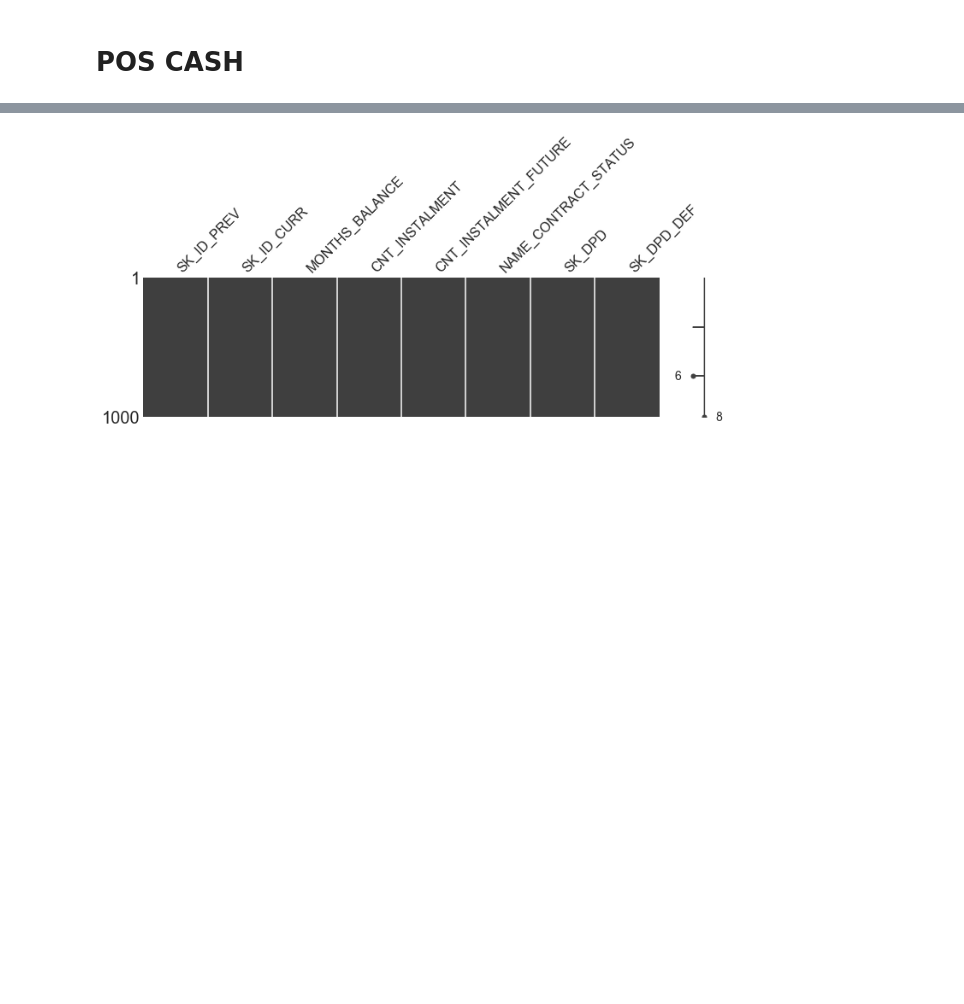
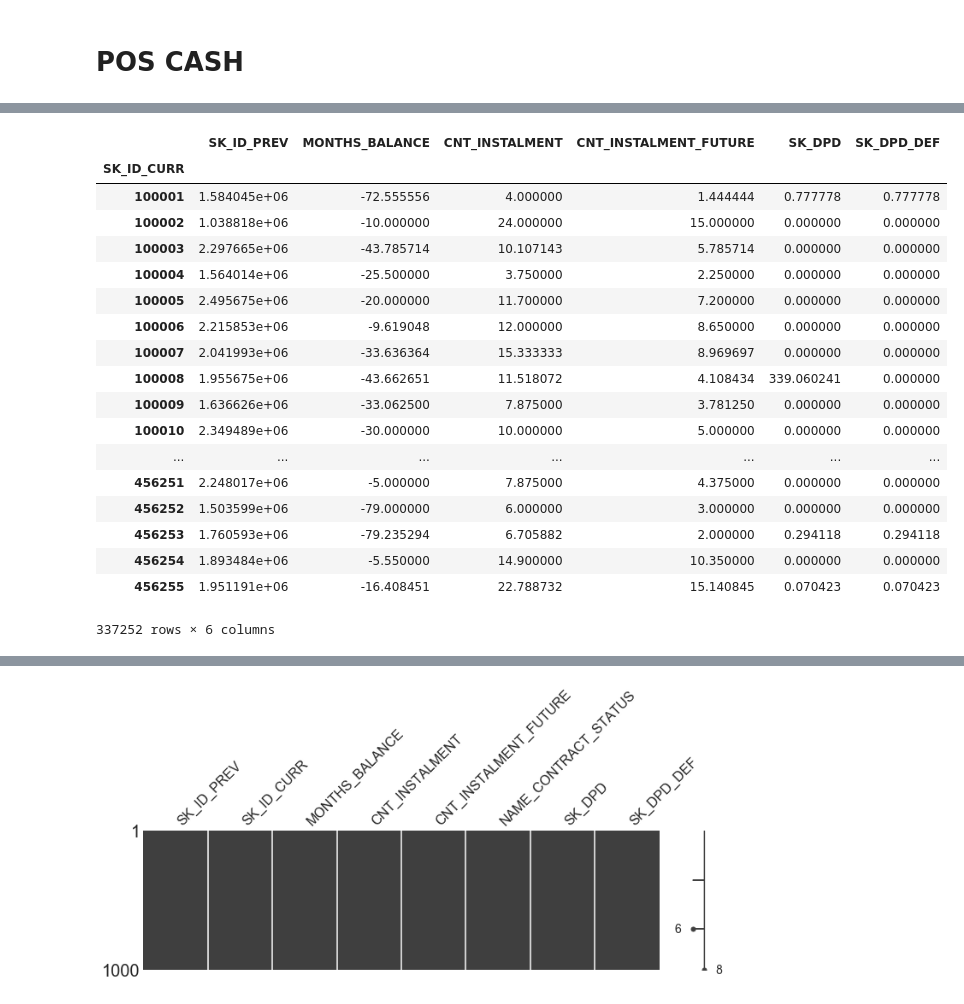
Before and after one commit to amaotone/home-credit-default-risk, a Jupyter notebook: notebooks/EDA_previous.ipynb, the cells around one changed output, grey strips where cells are left out. Saved outputs shown, nothing was run; the diff lists cells and outputs as text; code cells hidden in the pictures; blank space fills up the shorter version.

```diff
--- a/protos/EDA_previous.ipynb
+++ b/notebooks/EDA_previous.ipynb
@@ -425,0 +428,22 @@ pos.head()
+# %%
+pos.groupby('SK_ID_CURR').mean()
+# %% [output]
+|  | SK_ID_PREV | MONTHS_BALANCE | CNT_INSTALMENT | CNT_INSTALMENT_FUTURE | SK_DPD | SK_DPD_DEF |
+| SK_ID_CURR |  |  |  |  |  |  |
+| 100001 | 1.584045e+06 | -72.555556 | 4.000000 | 1.444444 | 0.777778 | 0.777778 |
+| 100002 | 1.038818e+06 | -10.000000 | 24.000000 | 15.000000 | 0.000000 | 0.000000 |
+| 100003 | 2.297665e+06 | -43.785714 | 10.107143 | 5.785714 | 0.000000 | 0.000000 |
+| 100004 | 1.564014e+06 | -25.500000 | 3.750000 | 2.250000 | 0.000000 | 0.000000 |
+| 100005 | 2.495675e+06 | -20.000000 | 11.700000 | 7.200000 | 0.000000 | 0.000000 |
+| 100006 | 2.215853e+06 | -9.619048 | 12.000000 | 8.650000 | 0.000000 | 0.000000 |
+| 100007 | 2.041993e+06 | -33.636364 | 15.333333 | 8.969697 | 0.000000 | 0.000000 |
+| 100008 | 1.955675e+06 | -43.662651 | 11.518072 | 4.108434 | 339.060241 | 0.000000 |
+| 100009 | 1.636626e+06 | -33.062500 | 7.875000 | 3.781250 | 0.000000 | 0.000000 |
+| 100010 | 2.349489e+06 | -30.000000 | 10.000000 | 5.000000 | 0.000000 | 0.000000 |
+| ... | ... | ... | ... | ... | ... | ... |
+| 456251 | 2.248017e+06 | -5.000000 | 7.875000 | 4.375000 | 0.000000 | 0.000000 |
+| 456252 | 1.503599e+06 | -79.000000 | 6.000000 | 3.000000 | 0.000000 | 0.000000 |
+| 456253 | 1.760593e+06 | -79.235294 | 6.705882 | 2.000000 | 0.294118 | 0.294118 |
+| 456254 | 1.893484e+06 | -5.550000 | 14.900000 | 10.350000 | 0.000000 | 0.000000 |
+| 456255 | 1.951191e+06 | -16.408451 | 22.788732 | 15.140845 | 0.070423 | 0.070423 |
+337252 rows × 6 columns
```
Also changed, not shown: parts of 5 cells of this notebook, 24 other files.
